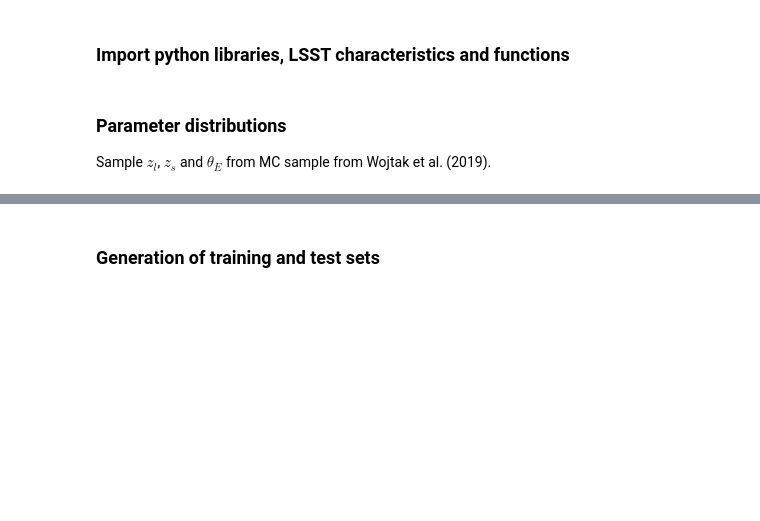
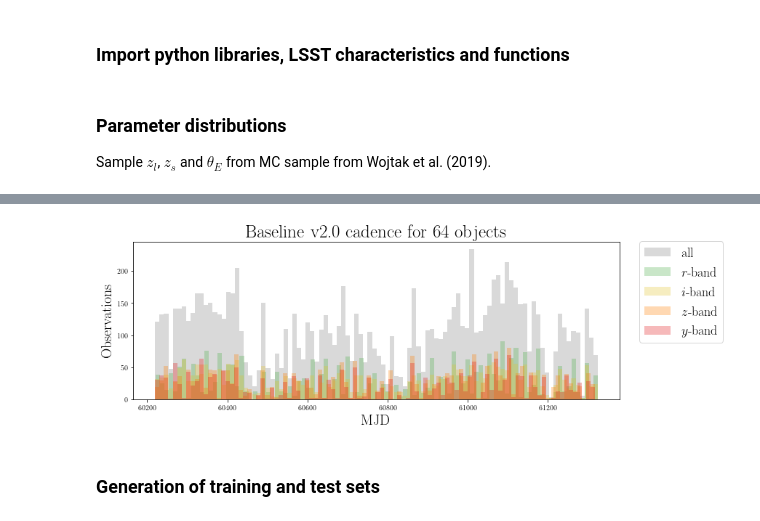
Before and after one commit to Nikki1510/lensed_supernova_simulator_tool, a Jupyter notebook: src/generate_data.ipynb, the cells around one changed output, grey strips where cells are left out. Drawn from its saved outputs; the diff is of its cells as text; code cells hidden in the pictures; blank space fills up the shorter version.

```diff
--- a/src/generate_data.ipynb
+++ b/src/generate_data.ipynb
@@ -35,3 +40,11 @@ Median inter-night gap:  6.9835000000020955
+# %%
+obs_times, obs_filters = lsst.load_cadence(small_sample=True)
+
+obs_all, obs_r, obs_i, obs_z, obs_y = lsst.get_total_obs_times(obs_times, obs_filters)
+
+lsst.plot_cadence(obs_times, obs_all, obs_r, obs_i, obs_z, obs_y)
+# %% [output]
+[figure, added]
 # %% [markdown]
 ### Generation of training and test sets
 # %%
```
Also changed, not shown: parts of 11 cells of this notebook, 7 other files.
